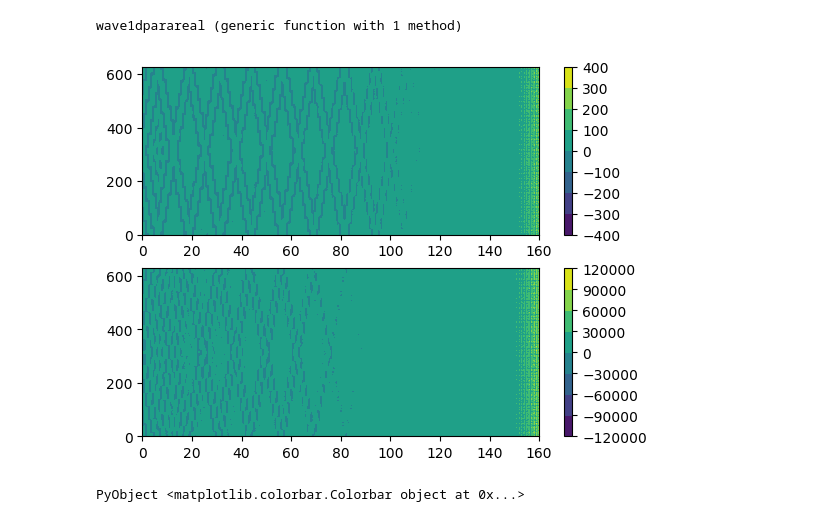
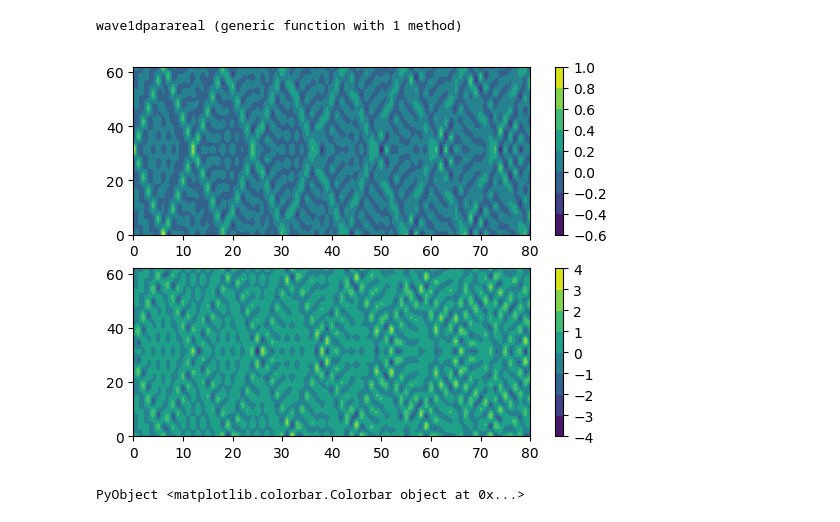
Before and after one commit to hieu325/juliawaveparareal, a Jupyter notebook: parareal1dwave.ipynb, the cells around one changed output. Drawn from its saved outputs; the diff is of its cells as text; code cells hidden in the pictures.

Commit message:
julia notebook upload
extend \theta parameter to R{2Nx by 2Nx}

```diff
--- a/parareal1dwave.ipynb
+++ b/parareal1dwave.ipynb
@@ -8,8 +8,8 @@ using Interpolations
 #### Define Finite Difference scheme
 # %%
 L = 2.0*pi;
-dx = 0.01;
-X = collect(0:dx:L);
+dX = 0.1;
+X = collect(0:dX:L);
 N = size(X,1);
 k = 5;
 u = exp.(-4*(X-pi).^2+im*k*(X-pi));
@@ -68,8 +68,8 @@ plot(real(ut1))
 # %% [markdown]
 #### Define parareal scheme
 # %%
-function wave1dparareal(u0,ut0)
-    t_final = 80;
+function wave1dparareal(u0,ut0,dX,pimax)
+    t_final = 40;
     dT = 0.5;
     time = collect(0:dT:t_final);
     Nt = size(time,1);
@@ -81,8 +81,7 @@ function wave1dparareal(u0,ut0)
     u[:,1]  = u0;
     ut[:,1] = ut0;
 
-    m = 2.0;
-    dX = 0.01;
+    m = 10.0;
     dx = dX/m;
 
     # initial parareal guess
@@ -91,9 +90,10 @@ function wave1dparareal(u0,ut0)
     end
 
     # parareal iteration
-    pimax=1;
     cfu_update = complex(zeros(Nx,Nt));
     cfut_update= complex(zeros(Nx,Nt));
+    #thetap = complex(eye(2*Nx));
+    thetap = complex(zeros(2*Nx,2*Nx));
     for pi=1:pimax
         # PARALLEL COMPUTATION
         for i=2:Nt
@@ -117,19 +117,32 @@ function wave1dparareal(u0,ut0)
 
             u_coarse,ut_coarse = fdtd_wave(u[:,i-1],ut[:,i-1],dX,dT);
 
-            cfu_update[:,i]  = u_fine   -  u_coarse;
-            cfut_update[:,i] = ut_fine  -  ut_coarse;
+            ##### CHANGE parareal \theta parameter here ############
+            if i<=100
+            thetap = thetap - 2e-6*conj([(u_fine);ut_fine]-thetap*[(u_coarse);ut_coarse])*
+                    [(u_coarse.') ut_coarse.'];
+            end
+
+            cfu_update[:,i]  = u_fine   -  thetap[1:Nx,1:Nx]*u_coarse - thetap[1:Nx,Nx+1:end]*ut_coarse;
+            cfut_update[:,i] = ut_fine  -  thetap[Nx+1:end,Nx+1:end]*ut_coarse- thetap[Nx+1:end,1:Nx]*u_coarse;
+
         end
 
         # SERIAL UPDATE
         for i=2:Nt
-            u[:,i],ut[:,i]=fdtd_wave(u[:,i-1],ut[:,i-1],dX,dT);
+            us,uts=fdtd_wave(u[:,i-1],ut[:,i-1],dX,dT);
 
-            u[:,i] =u[:,i]+cfu_update[:,i];
-            ut[:,i]=ut[:,i]+cfut_update[:,i];
+            u[:,i] =thetap[1:Nx,1:Nx]*us + thetap[1:Nx,Nx+1:end]*uts + cfu_update[:,i];
+            ut[:,i]=thetap[Nx+1:end,Nx+1:end]*uts+ thetap[Nx+1:end,1:Nx]*us  + cfut_update[:,i];
         end
+            ##### Do not forget \theta initialization ############
 
     end
+
+    figure()
+    contourf(abs.(thetap))
+    colorbar()
+
 
     return (u,ut)
 
@@ -137,13 +150,14 @@ end
 # %% [output]
 wave1dparareal (generic function with 1 method)
 # %%
-u2,ut2=wave1dparareal(u,ut);
+dX=0.1;
+u1,ut1=wave1dparareal(u,ut,dX,0);
 subplot(2,1,1)
-contourf(real(u2))
+contourf(real(u1))
 colorbar()
 subplot(2,1,2)
-contourf(real(ut2))
+contourf(real(ut1))
 colorbar()
 # %% [output]
-[figure, old version]
+[figure, new version]
 PyObject <matplotlib.colorbar.Colorbar object at 0x...>
```
Also changed, not shown: parts of 8 cells of this notebook.
